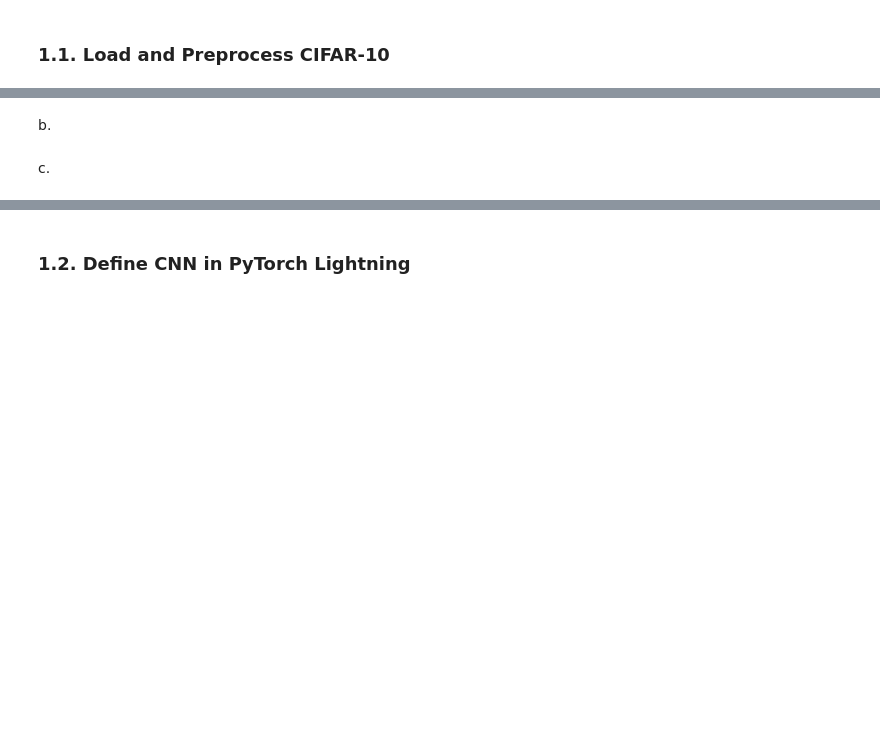
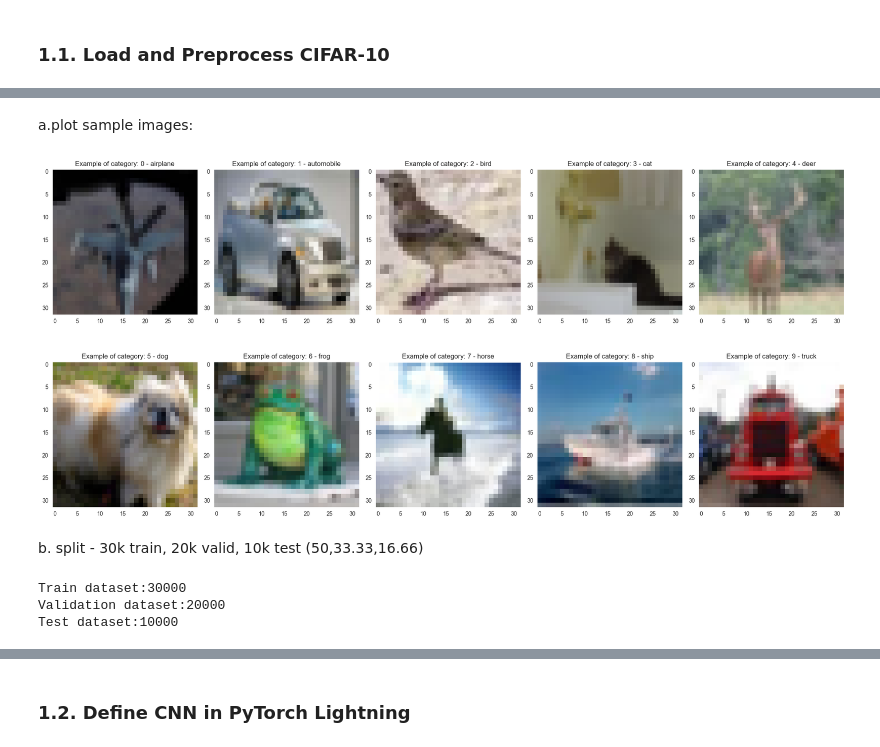
Before and after one commit to amirnadaBGU/deeplearning_hw3, a Jupyter notebook: Assignment3.ipynb, the cells around one changed output, grey strips where cells are left out. Saved outputs shown, nothing was run; the diff lists cells and outputs as text; code cells hidden in the pictures; blank space fills up the shorter version.

```diff
--- a/Assignment3.ipynb
+++ b/Assignment3.ipynb
@@ -53,12 +61,17 @@ a.
 # %%
 # Define a transform to normalize the data
-transform = ... #raise NotImplementedError("TODO: Implement this part")
+# Widely‑used baseline
+cifar10_mean = (0.4914, 0.4822, 0.4465)
+cifar10_std  = (0.2470, 0.2435, 0.2616)
+
+# Source for values: https://github.com/kuangliu/pytorch-cifar/issues/19
+# Source2 for values: https://stackoverflow.com/questions/69747119/pytorch-cifar10-images-are-not-normalized
+
+transform = transforms.Compose([
+    transforms.ToTensor(),
+    transforms.Normalize(cifar10_mean, cifar10_std),
+])
 
 #⬇️ Load dataset
 dataset = torchvision.datasets.CIFAR10(root='./data', train=True, download=True, transform=transform)
 test_dataset = torchvision.datasets.CIFAR10(root='./data', train=False, download=True, transform=transform)
-
-def show_example_per_label(dataset):
-    raise NotImplementedError("TODO: Implement this part")
-# %% [markdown]
-b.
@@ -68,2 +77,0 @@ raise NotImplementedError("TODO: Implement this part")
-# %% [markdown]
-c.
@@ -72,0 +78,58 @@ raise NotImplementedError("TODO: Implement this part")
+# %% [markdown]
+a.plot sample images:
+# %%
+import random
+import numpy as np
+def get_class_name_from_idx(dictionary,idx):
+    for key, value in dictionary.items():
+        if value == idx:
+            return key
+def show_example_per_label(dataset):
+    sample_targets = []
+    sample_indices = []
+    random.seed(234)
+    for k,target in enumerate(dataset.targets):
+        if random.random() < 0.05: # get different images every time
+            if not target in sample_targets:
+                sample_indices.append(k)
+                sample_targets.append(target)
+    sorted_indices_by_target = np.argsort(sample_targets)
+
+    fig, axs = plt.subplots(nrows=2, ncols=5, figsize=(20, 10))
+
+    row = 0
+    index = 0
+    switchbool= False
+    for k in sorted_indices_by_target:
+        axs[row,index]. grid(False)
+        axs[row,index].set_title(f"Example of category: {sample_targets[k]} - {get_class_name_from_idx(dataset.class_to_idx,sample_targets[k])}")
+        axs[row,index].imshow(dataset.data[sample_indices[k]])
+        index+=1
+        if index > 4 and switchbool== False:
+            switchbool = True
+            row = 1
+            index = 0
+    fig.tight_layout()
+    plt.show()
+show_example_per_label(dataset)
+# %% [output]
+[figure, added]
+# %% [markdown]
+b. split - 30k train, 20k valid, 10k test (50,33.33,16.66)
+# %%
+from sklearn.model_selection import train_test_split
+targets = dataset.targets
+
+train_idx, valid_idx= train_test_split(
+    np.arange(len(targets)), test_size=0.4, random_state=42, shuffle=True, stratify=targets)
+
+train_dataset = Subset(dataset, train_idx)
+validation_dataset = Subset(dataset, valid_idx)
+
+print("Train dataset:" + str(len(train_dataset)))
+print("Validation dataset:" + str(len(validation_dataset)))
+print("Test dataset:" + str(len(test_dataset)))
+# %% [output]
+Train dataset:30000
+Validation dataset:20000
+Test dataset:10000
```
Also changed, not shown: parts of 15 cells of this notebook.
